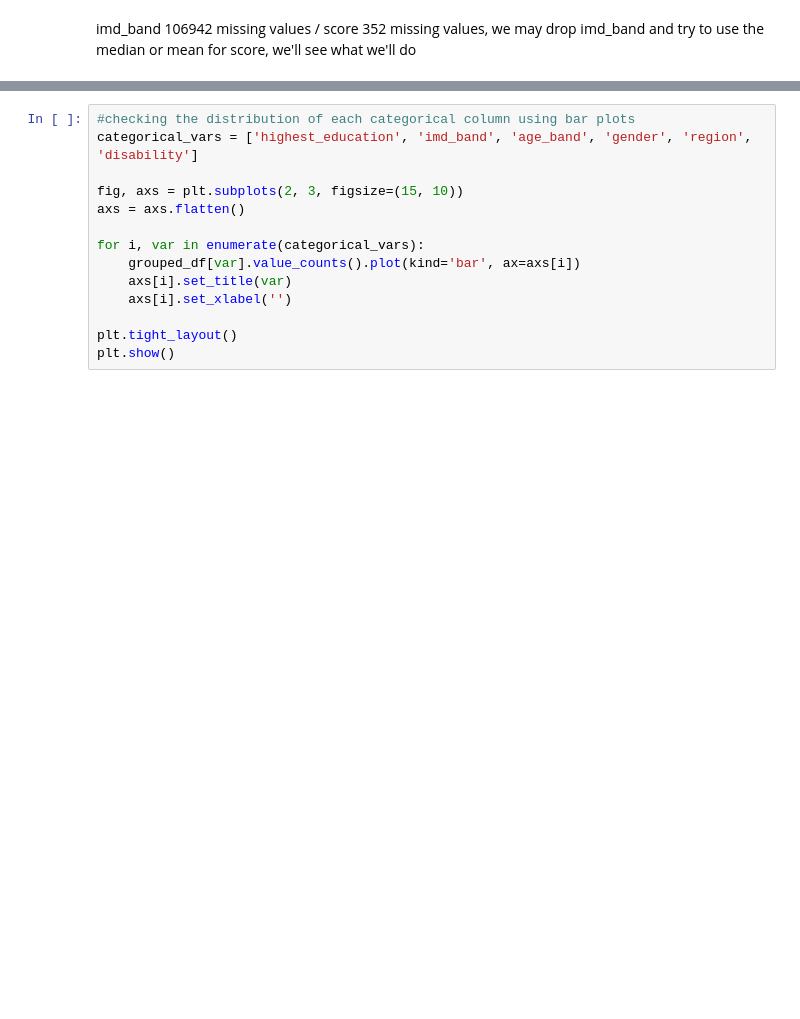
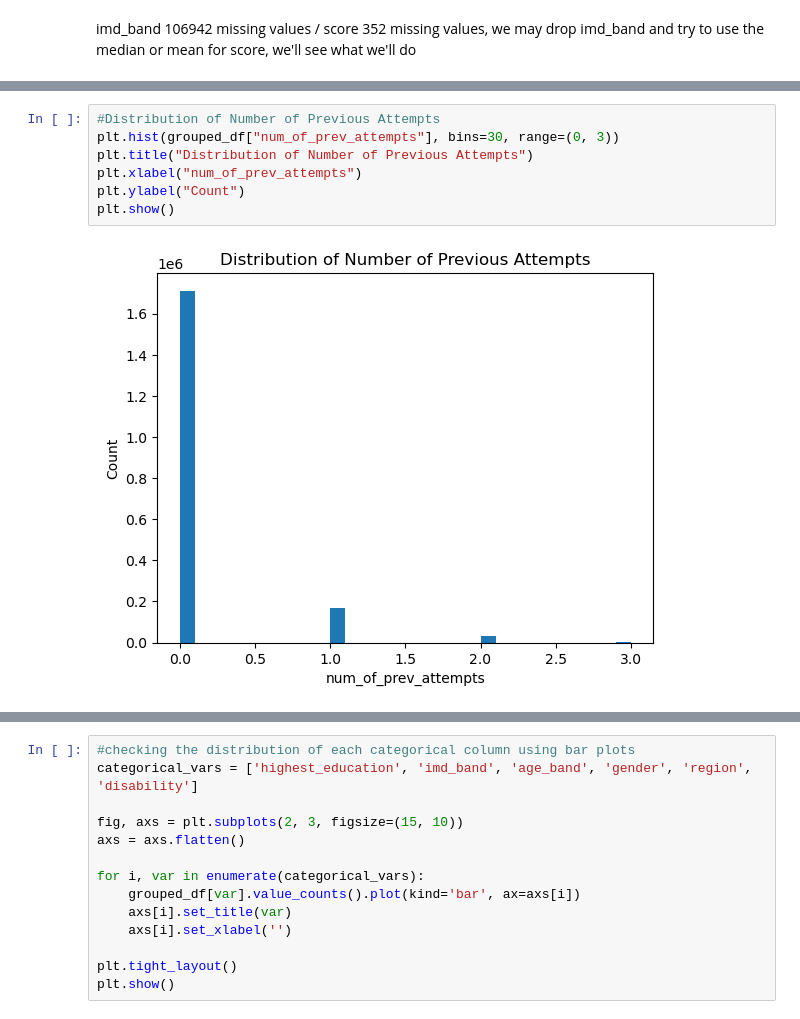
Before and after one commit to LBohry/RecommendationSystem, a Jupyter notebook: collab_dataexploration.ipynb, the cells around one changed output, grey strips where cells are left out. Drawn from its saved outputs; the diff is of its cells as text; blank space fills up the shorter version.

```diff
--- a/collab_dataexploration.ipynb
+++ b/collab_dataexploration.ipynb
@@ -52 +88,10 @@ plt.show()
+# %%
+#Distribution of Number of Previous Attempts
+plt.hist(grouped_df["num_of_prev_attempts"], bins=30, range=(0, 3))
+plt.title("Distribution of Number of Previous Attempts")
+plt.xlabel("num_of_prev_attempts")
+plt.ylabel("Count")
+plt.show()
+# %% [output]
+[figure, added]
 # %%
```
Also changed, not shown: parts of 11 cells of this notebook, 2 other files.
